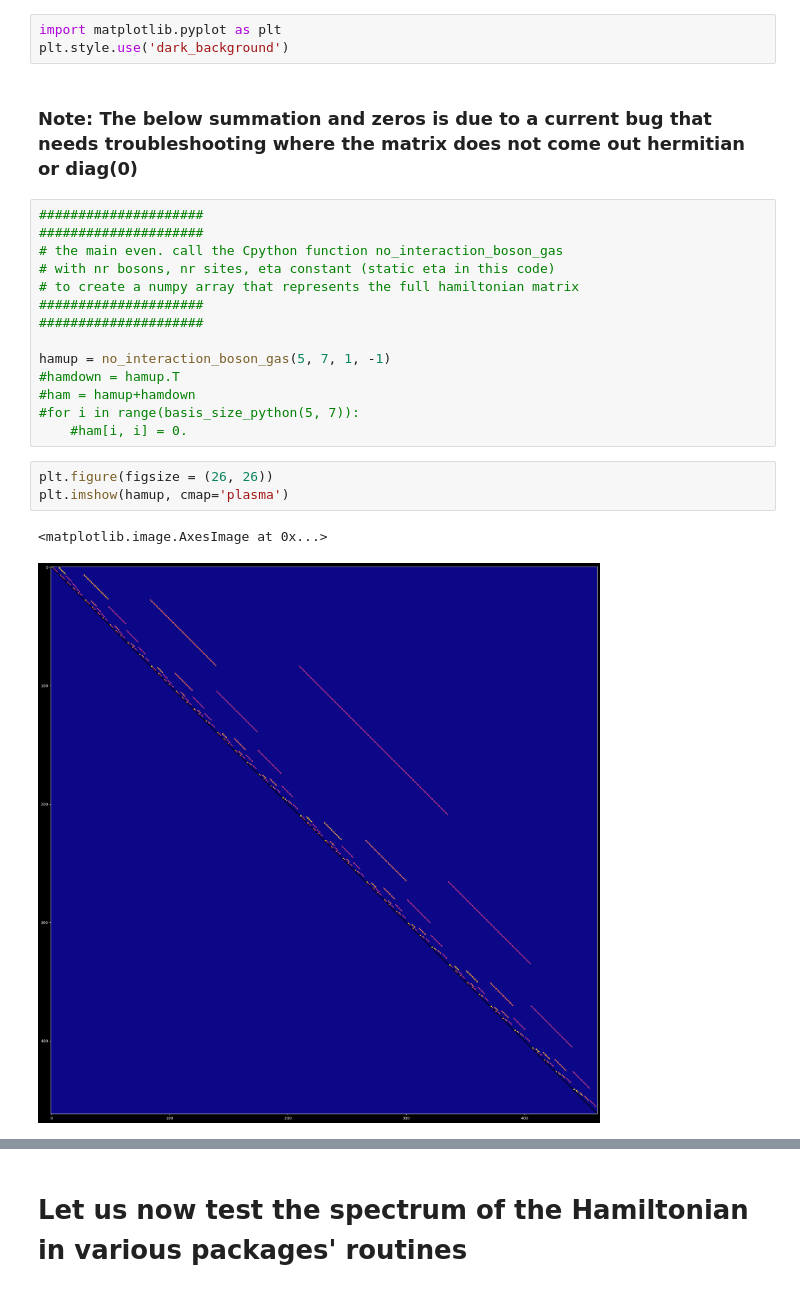
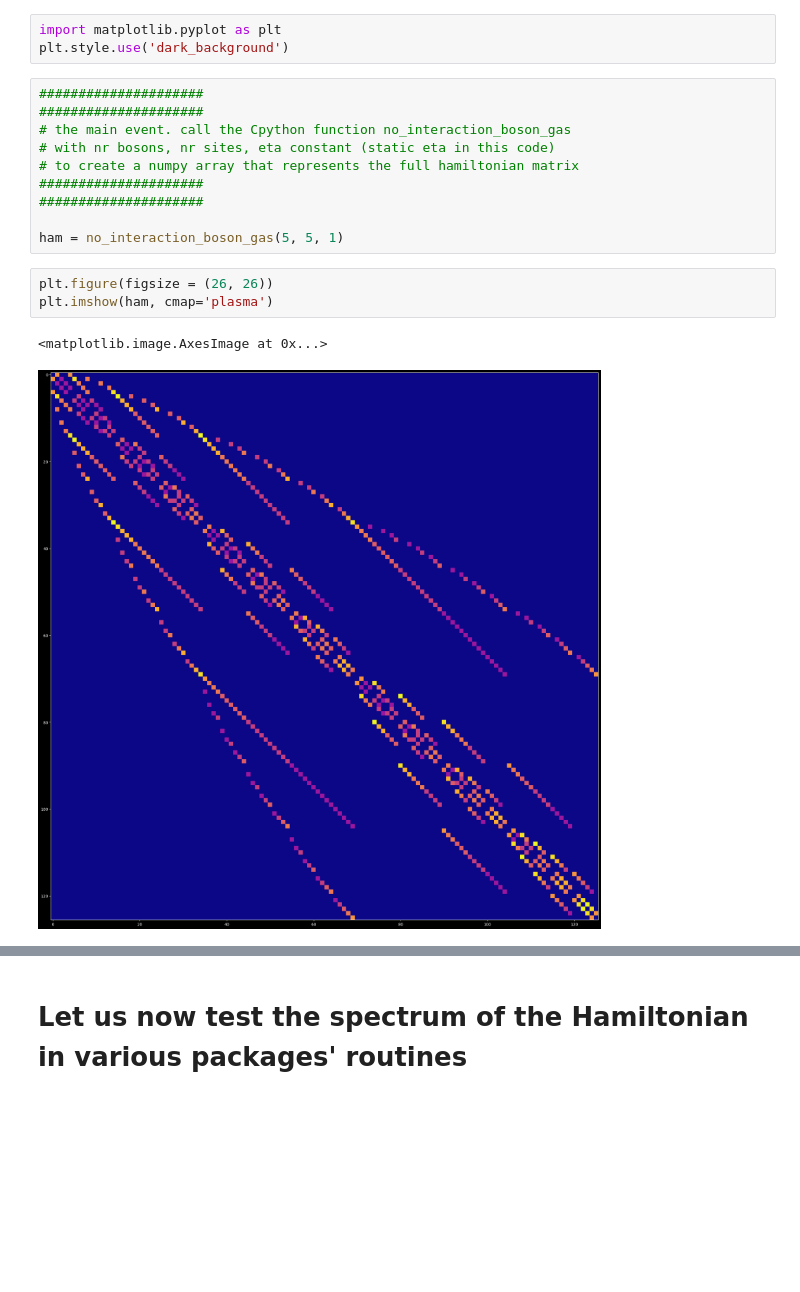
Before and after one commit to dcthecook/Many_Body_Theory, a Jupyter notebook: 2quantization.ipynb, the cells around one changed output, grey strips where cells are left out. Saved outputs shown, nothing was run; the diff lists cells and outputs as text; blank space fills up the shorter version.

```diff
--- a/2quantization.ipynb
+++ b/2quantization.ipynb
@@ -278,25 +321,19 @@ norm constant in front of state = 1.0
 # %%
 import matplotlib.pyplot as plt
 plt.style.use('dark_background')
-# %% [markdown]
-### Note: The below summation and zeros is due to a current bug that needs troubleshooting where the matrix does not come out hermitian or diag(0)
 # %%
 #####################
 #####################
-# the main even. call the Cpython function no_interaction_boson_gas
+# the main event. call the Cpython function no_interaction_boson_gas
 # with nr bosons, nr sites, eta constant (static eta in this code)
 # to create a numpy array that represents the full hamiltonian matrix
 #####################
 #####################
 
-hamup = no_interaction_boson_gas(5, 7, 1, -1)
-#hamdown = hamup.T
-#ham = hamup+hamdown
-#for i in range(basis_size_python(5, 7)):
-    #ham[i, i] = 0.
+ham = no_interaction_boson_gas(5, 5, 1)
 # %%
 plt.figure(figsize = (26, 26))
-plt.imshow(hamup, cmap='plasma')
+plt.imshow(ham, cmap='plasma')
 # %% [output]
 <matplotlib.image.AxesImage at 0x...>
-[figure, old version]
+[figure, new version]
```
Also changed, not shown: parts of 5 cells of this notebook.
